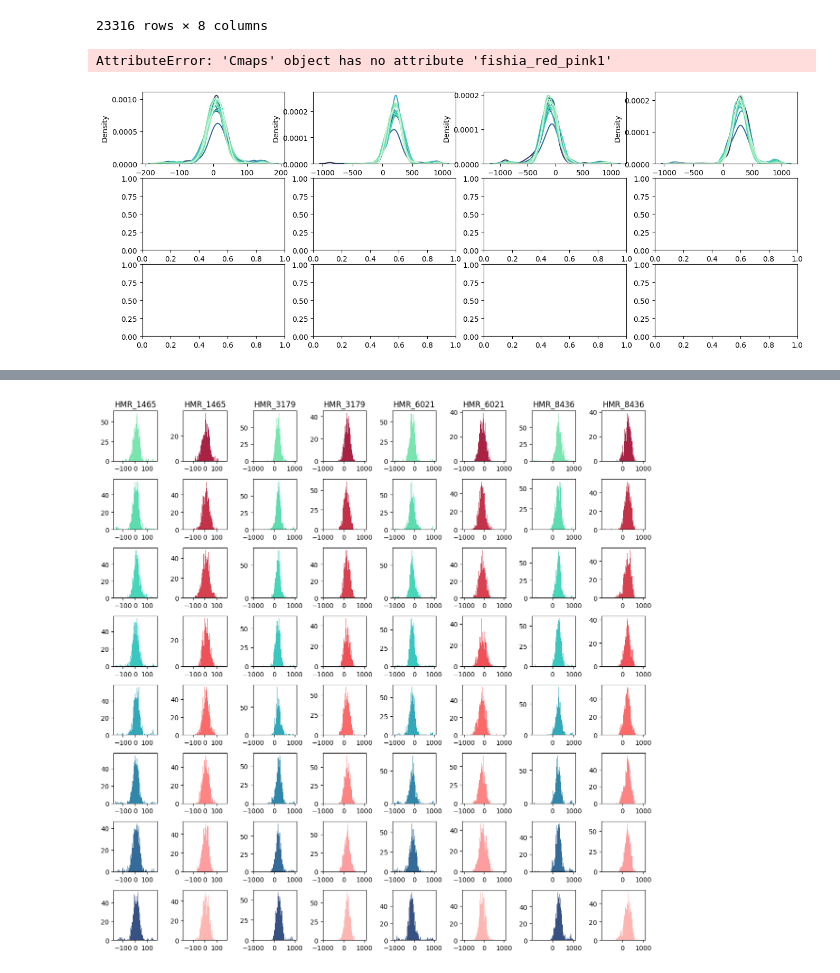
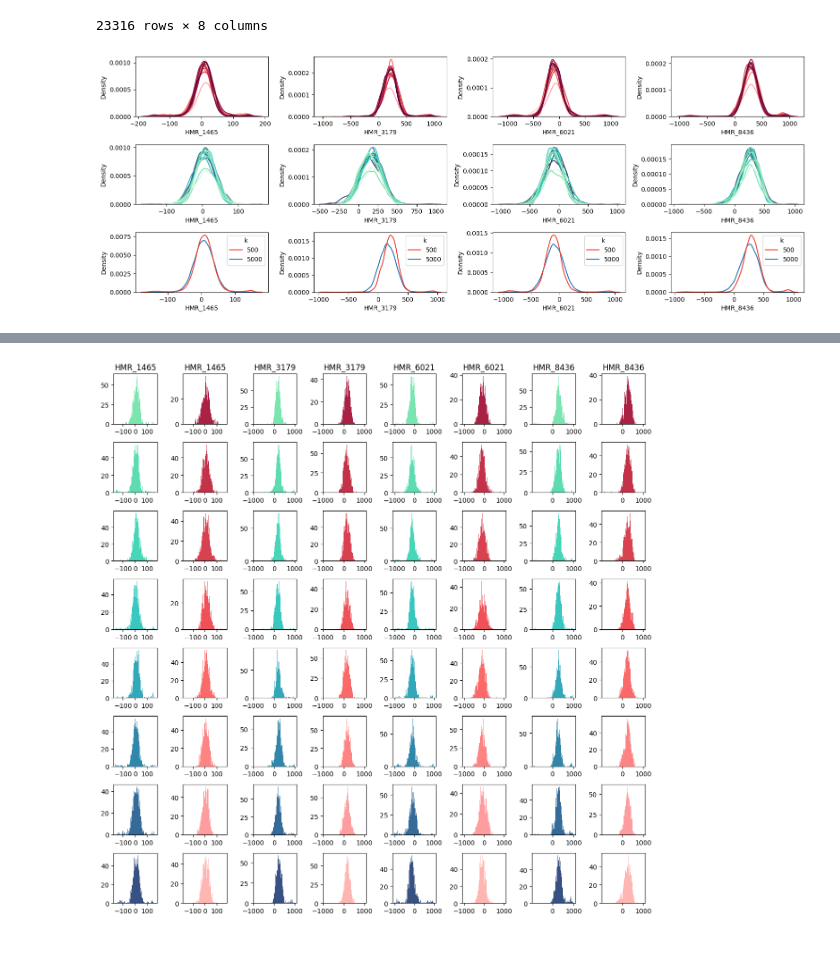
Before and after one commit to cjmerzbacher/met2vec, a Jupyter notebook: Final Plots/Sampling Histogram/notebook.ipynb, the cells around one changed output, grey strips where cells are left out. Drawn from its saved outputs; the diff is of its cells as text; code cells hidden in the pictures; blank space fills up the shorter version.

```diff
--- a/Final Plots/Sampling Histogram/notebook.ipynb
+++ b/Final Plots/Sampling Histogram/notebook.ipynb
@@ -71,35 +71,34 @@ def hist(df, flux, ax, colors):
             flux_values = np.block([
                 flux_values[:new_length,:],
                 values[:new_length,None]
             ])
 
 
     ax.hist(flux_values,
             bins=40,
             stacked=True,
             range=flux_range[flux],
             color=colors)
 
     ax.set_title(flux)
 
 def plot(df : pd.DataFrame, axs, palette):
     for ax, flux in zip(axs, fluxes):
         sns.kdeplot(data=df, x=flux, hue="file_n", legend=False, ax=ax, palette=palette)
 
 colors250 = cmaps.bl_11.discrete(16).colors
 colors2500 = list(reversed(cmaps.fushia_red_pink1.discrete(16).colors))
 
-plot(df500, ax1, cmaps.bl_11)
-plot(df5000, ax2, cmaps.fushia_red_pink1)
+plot(df500, ax1, cmaps.fushia_red_pink1)
+plot(df5000, ax2, cmaps.bl_11)
 
 
 for flux, ax in zip(fluxes, ax3):
-    sns.kdeplot(data=df_combined, x=flux, ax=ax, hue="k")
+    sns.kdeplot(data=df_combined, x=flux, ax=ax, hue="k", palette=cmaps.temp_diff_1lev)
 
 
 fig.tight_layout()
 
 plt.savefig("./sampling_histogram.png", dpi=400)
 # %% [output]
-AttributeError: 'Cmaps' object has no attribute 'fishia_red_pink1'
-[figure, old version]
+[figure, new version]
```
Also changed, not shown: parts of 2 cells of this notebook, 17 other files.
